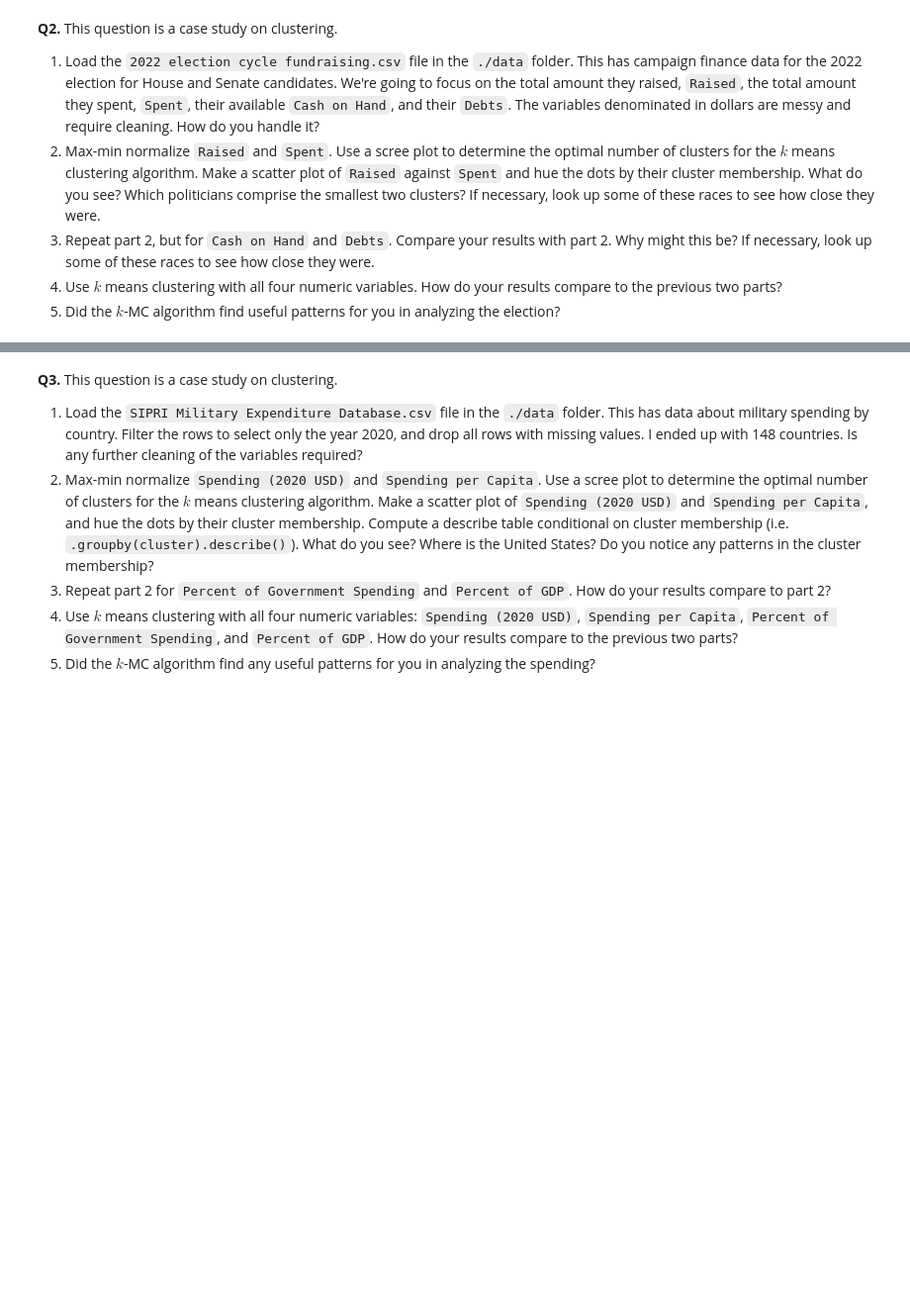
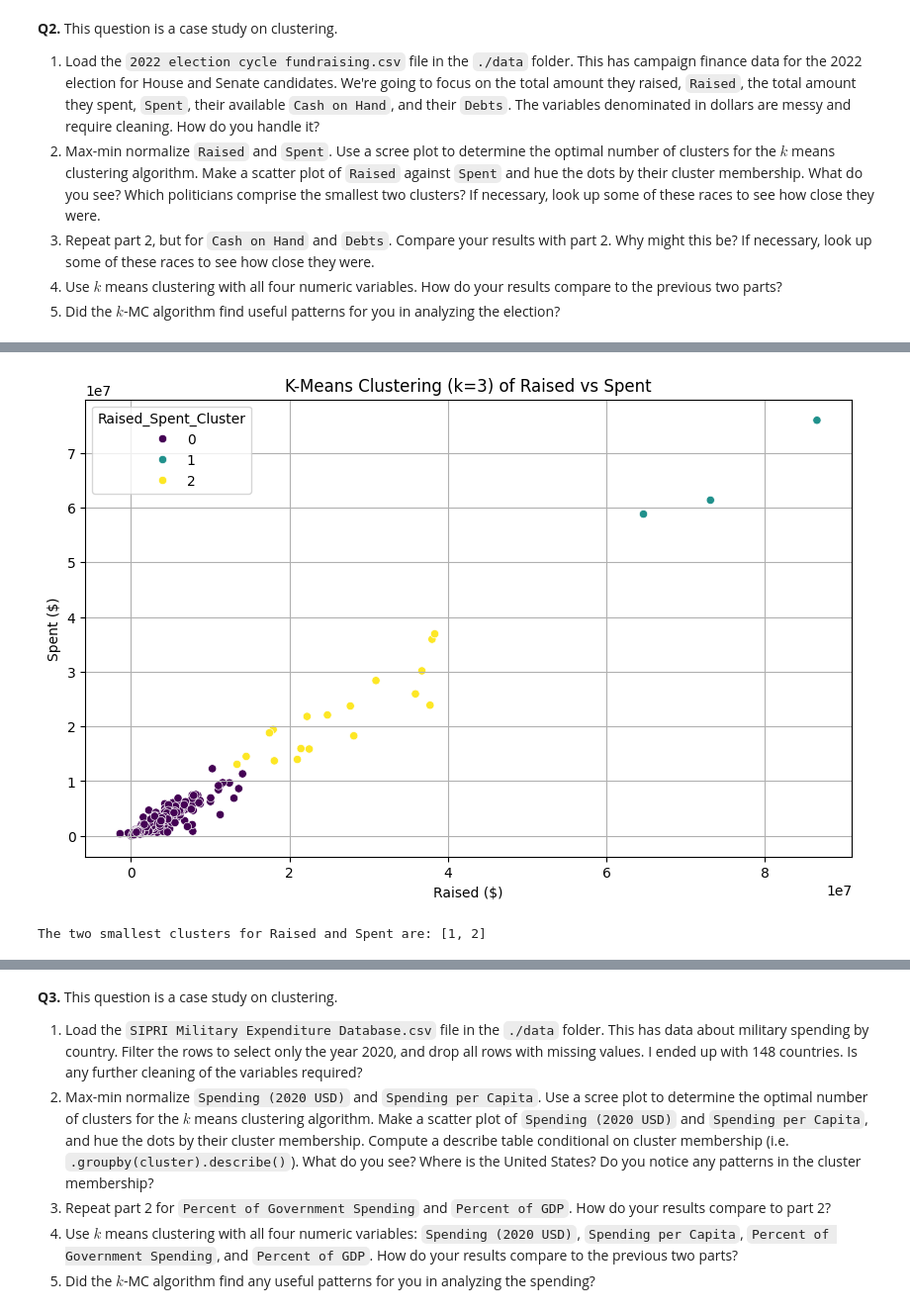
Before and after one commit to brittanyasare04/clustering_assignment, a Jupyter notebook: assignment_clustering.ipynb, the cells around one changed output, grey strips where cells are left out. Shown: that part at 99% size. Drawn from its saved outputs; the diff is of its cells as text; code cells hidden in the pictures; blank space fills up the shorter version.

```diff
--- a/assignment_clustering.ipynb
+++ b/assignment_clustering.ipynb
@@ -92,0 +219,27 @@ plt.show()
+# %%
+# Perform K-Means clustering with k=3
+kmeans_raised_spent = KMeans(n_clusters=3, random_state=100, n_init=10)
+df['Raised_Spent_Cluster'] = kmeans_raised_spent.fit_predict(X_raised_spent)
+
+# Create a scatter plot of Raised against Spent, hue by cluster membership
+plt.figure(figsize=(10, 6))
+sns.scatterplot(data=df, x='Raised', y='Spent', hue='Raised_Spent_Cluster', palette='viridis', legend='full')
+plt.xlabel('Raised ($)')
+plt.ylabel('Spent ($)')
+plt.title('K-Means Clustering (k=3) of Raised vs Spent')
+plt.grid(True)
+plt.show()
+
+# Identify the two smallest clusters
+cluster_counts = df['Raised_Spent_Cluster'].value_counts().sort_values()
+smallest_clusters = cluster_counts.head(2).index.tolist()
+
+print(f"The two smallest clusters for Raised and Spent are: {smallest_clusters}")
+
+# Get the members of the smallest two clusters
+members_smallest_clusters = df[df['Raised_Spent_Cluster'].isin(smallest_clusters)][['Member', 'Party', 'State', 'Chamber', 'Raised', 'Spent', 'Cash on Hand', 'Debts', 'Raised_Spent_Cluster']]
+
+display(members_smallest_clusters)
+# %% [output]
+[figure, added]
+The two smallest clusters for Raised and Spent are: [1, 2]
```
Also changed, not shown: parts of 19 cells of this notebook.
